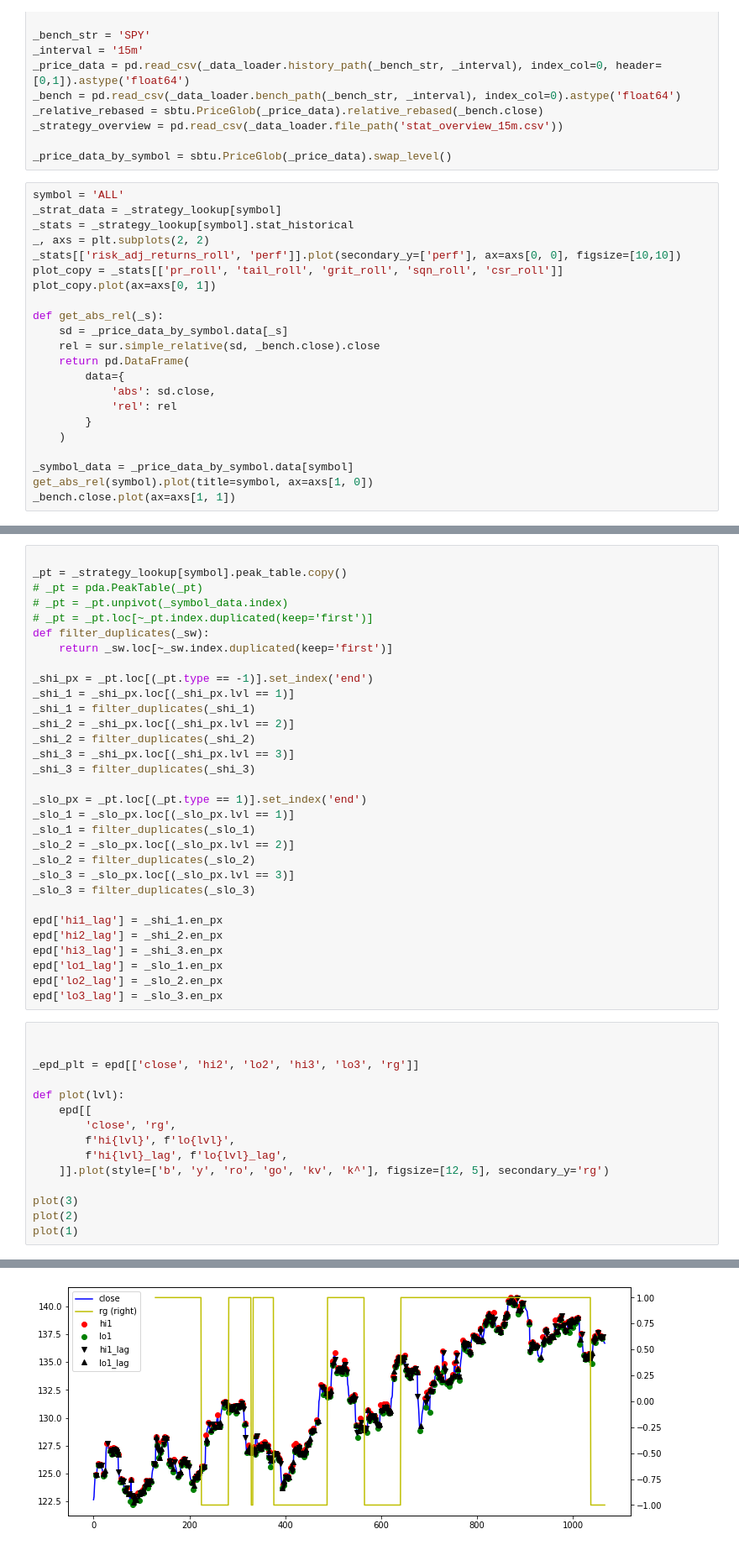
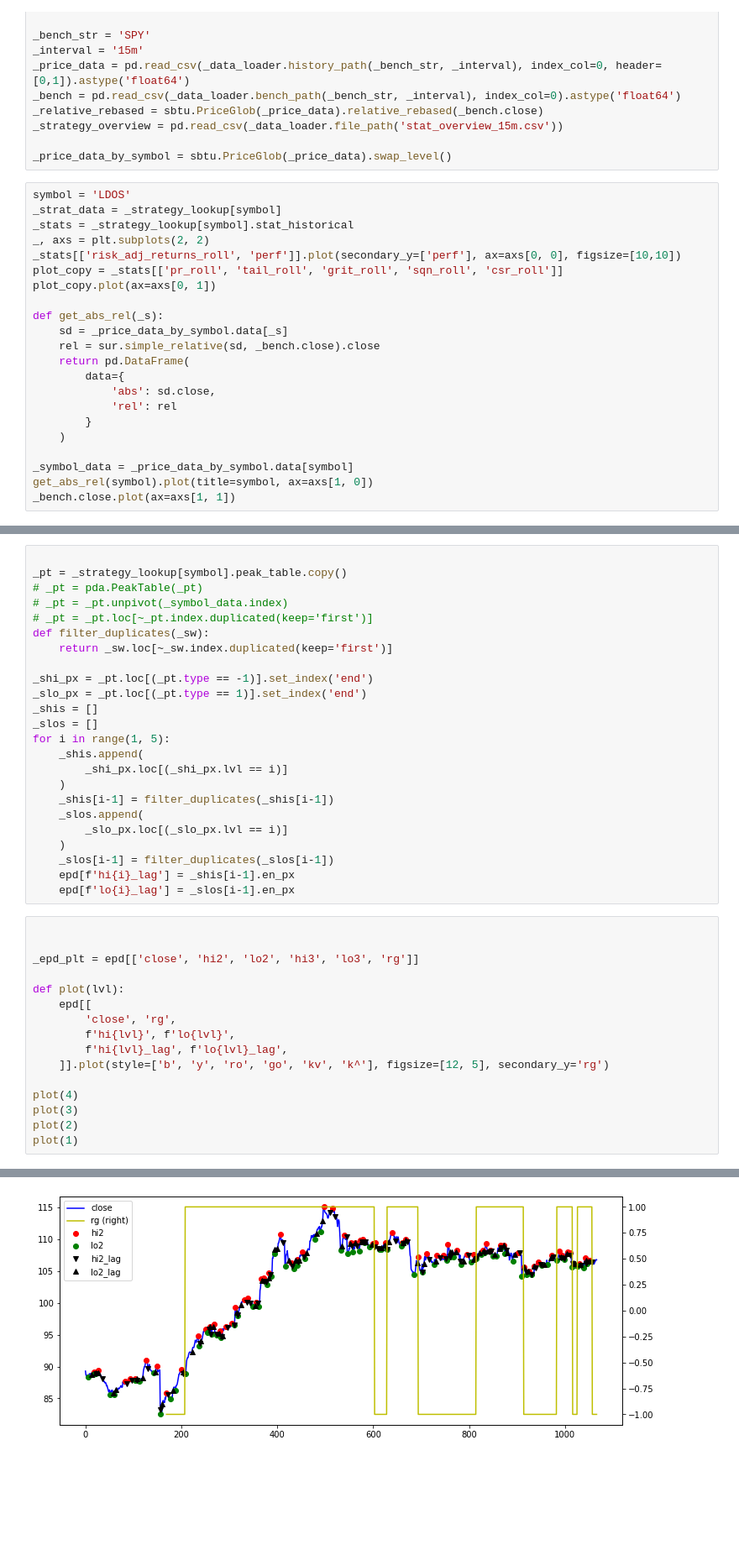
Before and after one commit to bjahnke/backtest_notebook, a Jupyter notebook: notes/backtester.ipynb, the cells around one changed output, grey strips where cells are left out. Shown at 84% size. Saved outputs shown, nothing was run; the diff lists cells and outputs as text; blank space fills up the shorter version.

```diff
--- a/notes/backtester.ipynb
+++ b/notes/backtester.ipynb
@@ -30,7 +30,7 @@ _strategy_overview = pd.read_csv(_data_loader.file_path('stat_overview_15m.csv')
 
 _price_data_by_symbol = sbtu.PriceGlob(_price_data).swap_level()
 # %%
-symbol = 'ALL'
+symbol = 'LDOS'
 _strat_data = _strategy_lookup[symbol]
 _stats = _strategy_lookup[symbol].stat_historical
 _, axs = plt.subplots(2, 2)
@@ -78,27 +78,20 @@ def filter_duplicates(_sw):
     return _sw.loc[~_sw.index.duplicated(keep='first')]
 
 _shi_px = _pt.loc[(_pt.type == -1)].set_index('end')
-_shi_1 = _shi_px.loc[(_shi_px.lvl == 1)]
-_shi_1 = filter_duplicates(_shi_1)
-_shi_2 = _shi_px.loc[(_shi_px.lvl == 2)]
-_shi_2 = filter_duplicates(_shi_2)
-_shi_3 = _shi_px.loc[(_shi_px.lvl == 3)]
-_shi_3 = filter_duplicates(_shi_3)
-
 _slo_px = _pt.loc[(_pt.type == 1)].set_index('end')
-_slo_1 = _slo_px.loc[(_slo_px.lvl == 1)]
-_slo_1 = filter_duplicates(_slo_1)
-_slo_2 = _slo_px.loc[(_slo_px.lvl == 2)]
-_slo_2 = filter_duplicates(_slo_2)
-_slo_3 = _slo_px.loc[(_slo_px.lvl == 3)]
-_slo_3 = filter_duplicates(_slo_3)
-
-epd['hi1_lag'] = _shi_1.en_px
-epd['hi2_lag'] = _shi_2.en_px
-epd['hi3_lag'] = _shi_3.en_px
-epd['lo1_lag'] = _slo_1.en_px
-epd['lo2_lag'] = _slo_2.en_px
-epd['lo3_lag'] = _slo_3.en_px
+_shis = []
+_slos = []
+for i in range(1, 5):
+    _shis.append(
+        _shi_px.loc[(_shi_px.lvl == i)]
+    )
+    _shis[i-1] = filter_duplicates(_shis[i-1])
+    _slos.append(
+        _slo_px.loc[(_slo_px.lvl == i)]
+    )
+    _slos[i-1] = filter_duplicates(_slos[i-1])
+    epd[f'hi{i}_lag'] = _shis[i-1].en_px
+    epd[f'lo{i}_lag'] = _slos[i-1].en_px
 # %%
 
 
@@ -111,6 +104,7 @@ def plot(lvl):
         f'hi{lvl}_lag', f'lo{lvl}_lag',
     ]].plot(style=['b', 'y', 'ro', 'go', 'kv', 'k^'], figsize=[12, 5], secondary_y='rg')
 
+plot(4)
 plot(3)
 plot(2)
 plot(1)
@@ -120 +114 @@ plot(1)
-[figure, old version]
+[figure, new version]
```
Also changed, not shown: parts of 12 cells of this notebook, 5 other files.
